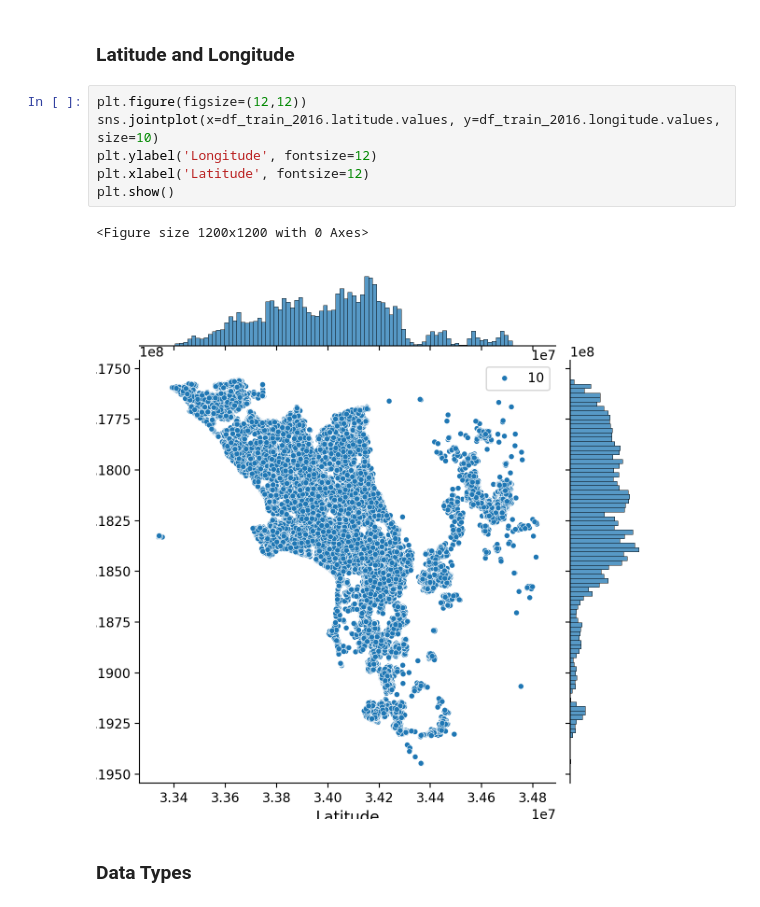
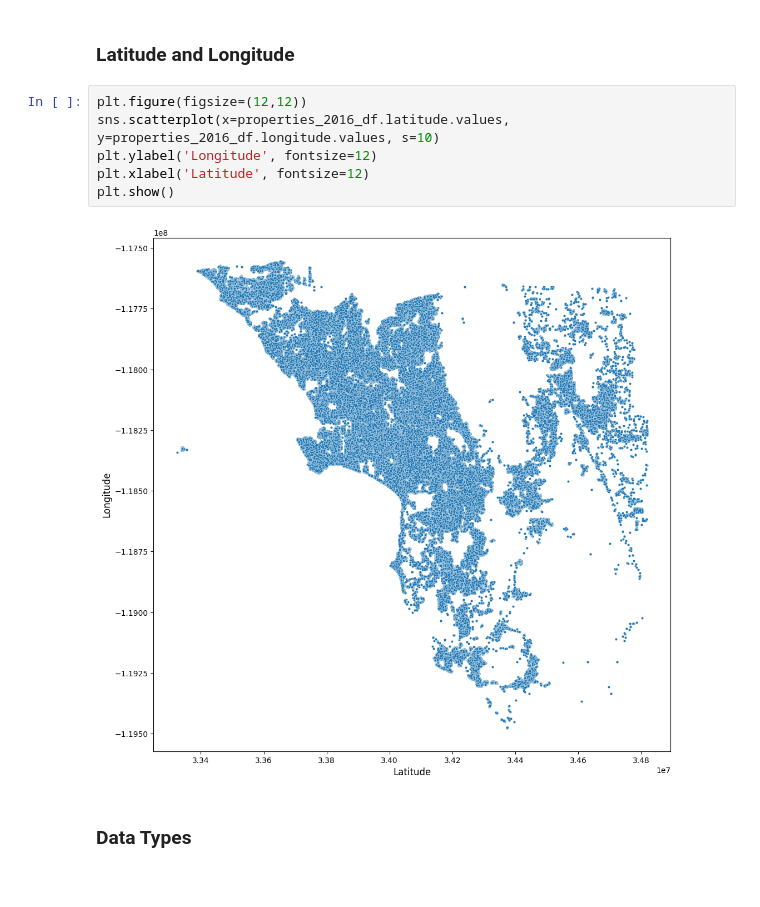
Before and after one commit to gohxuezhe/MLProject, a Jupyter notebook: MLproject.ipynb, the cells around one changed output. Saved outputs shown, nothing was run; the diff lists cells and outputs as text.

```diff
--- a/MLproject.ipynb
+++ b/MLproject.ipynb
@@ -293,13 +275,12 @@ id_df.groupby('transaction_count').aggregate('count').reset_index()
 ### Latitude and Longitude
 # %%
 plt.figure(figsize=(12,12))
-sns.jointplot(x=df_train_2016.latitude.values, y=df_train_2016.longitude.values, size=10)
+sns.scatterplot(x=properties_2016_df.latitude.values, y=properties_2016_df.longitude.values, s=10)
 plt.ylabel('Longitude', fontsize=12)
 plt.xlabel('Latitude', fontsize=12)
 plt.show()
 # %% [output]
-<Figure size 1200x1200 with 0 Axes>
-[figure, old version]
+[figure, new version]
 # %% [markdown]
 ### Data Types
 # %%
```
Also changed, not shown: parts of 131 cells of this notebook, 1 other file.
